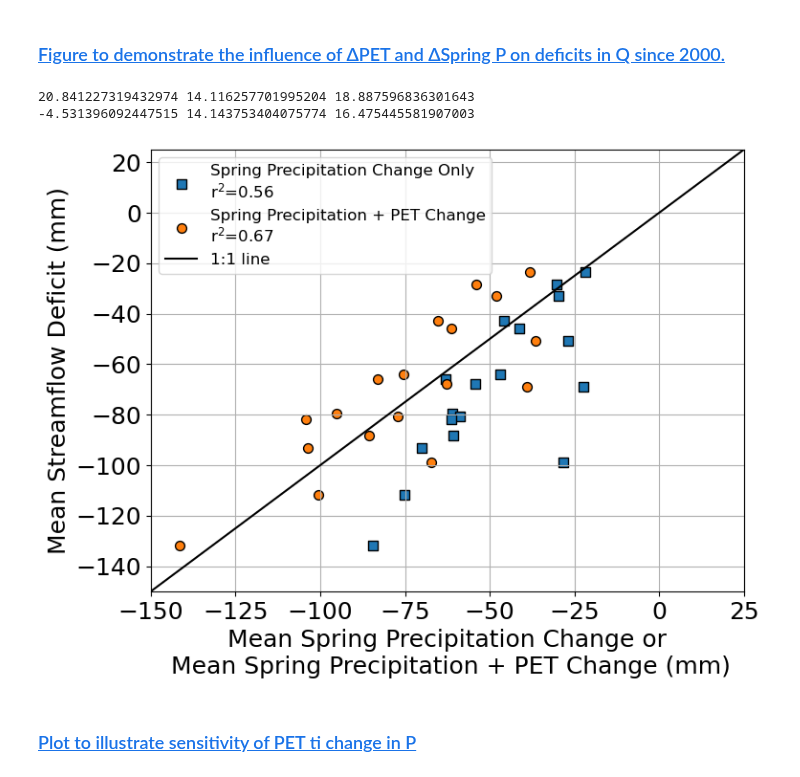
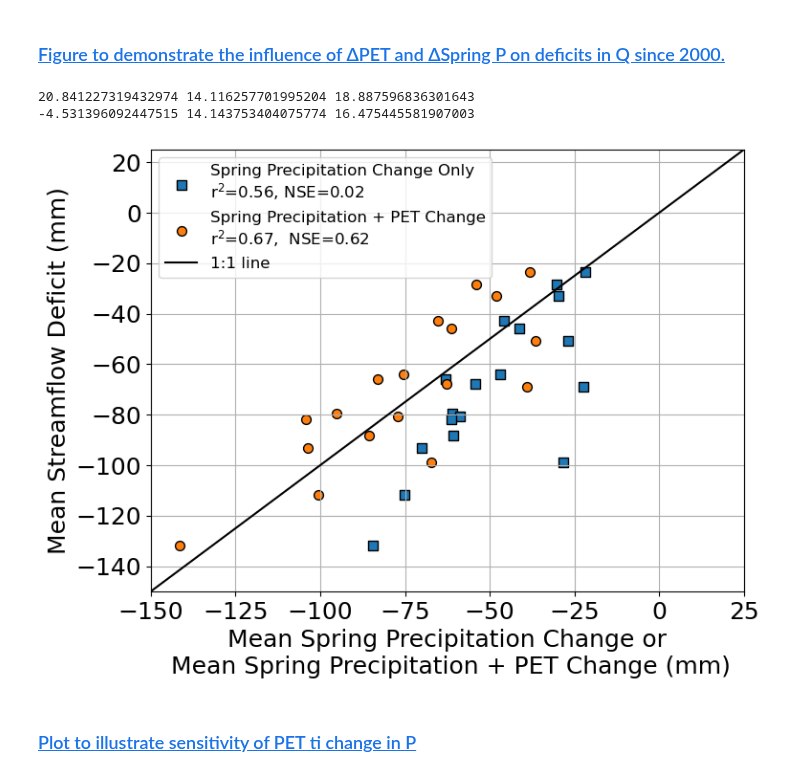
Before and after one commit to dlhogan97/Spring-Precipitation-Effect-CO-River, a Jupyter notebook: Upper_CO_Analysis/notebooks/07_UCRB_SENSITIVITY_20240130.ipynb, the cells around one changed output. Cells and saved outputs as stored; diff of their text form; code cells hidden in the pictures.

Commit message:
updated figure s17

```diff
--- a/Upper_CO_Analysis/notebooks/07_UCRB_SENSITIVITY_20240130.ipynb
+++ b/Upper_CO_Analysis/notebooks/07_UCRB_SENSITIVITY_20240130.ipynb
@@ -644,9 +705,11 @@ cumulative_bias = np.sum(a-b)/len(a)
 mae = np.mean(np.abs(results.resid))
 # calulate the mean squared error
 rmse = np.sqrt(np.mean(results.resid**2))
+## calculate NSE
+nse = 1 - np.sum((b-a)**2)/np.sum((b-np.mean(b))**2)
 print(cumulative_bias, mae, rmse)
 r2 = results.rsquared
-ax.scatter(a,b, label=f'Spring Precipitation Change Only\nr$^2$={r2:.2f}',s=50, ec='k', marker='s')
+ax.scatter(a,b, label=f'Spring Precipitation Change Only\nr$^2$={r2:.2f}, NSE={nse:.2f}',s=50, ec='k', marker='s')
 # plot the best fit line in orange
 # ax.plot(a, intercept + slope*a, color='blue')
 
@@ -655,36 +718,37 @@ model = sm.OLS(b.values,x)
 results = model.fit()
 slope = results.params[1]
 intercept = results.params[0]
 # calculate the cumulative bias
 cumulative_bias = np.sum(c-b)/len(b)
 # calculate the mean absolute error of the data
 mae = np.mean(np.abs(results.resid))
 # calulate the mean squared error
 rmse = np.sqrt(np.mean(results.resid**2))
 print(cumulative_bias, mae, rmse)
-
+## calculate NSE
+nse = 1 - np.sum((b-c)**2)/np.sum((b-np.mean(b))**2)
 r2 = results.rsquared
 # calculate the mean absolute error of the data
 
-ax.scatter(c,b, label=f'Spring Precipitation + PET Change\nr$^2$={r2:.2f}',s=50, ec='k', marker='o')
+ax.scatter(c,b, label=f'Spring Precipitation + PET Change\nr$^2$={r2:.2f},  NSE={nse:.2f}',s=50, ec='k', marker='o')
 # plot the best fit line in orange
 # ax.plot(c, intercept + slope*c, color='orange')
 
 ax.plot([-150,25],[-150,25],color='black', label='1:1 line')
 ax.set_xlabel('Mean Spring Precipitation Change or\n Mean Spring Precipitation + PET Change (mm)', size=18)
 ax.set_ylabel('Mean Streamflow Deficit (mm)', size=18)
 
 # ax.set_title('Comparing Significant Streamflow Deficit and Precipitation + Spring PET Change\nfor Selected HCDN Basins since 2000')
 ax.legend(loc='upper left', fontsize=12)
 # increase font size for the x and y axis labels
 ax.tick_params(axis='both', which='major', labelsize=18)
 ax.set_xlim(-150,25)
 ax.set_ylim(-150,25)
 ax.grid()
 # %% [output]
 20.841227319432974 14.116257701995204 18.887596836301643
 -4.531396092447515 14.143753404075774 16.475445581907003
-[figure, old version]
+[figure, new version]
 # %% [markdown]
 ### <a id='toc2_1_2_'></a>[Plot to illustrate sensitivity of PET ti change in P](#toc0_)
 # %%
```
Also changed, not shown: parts of 2 cells of this notebook, 1 other file.
